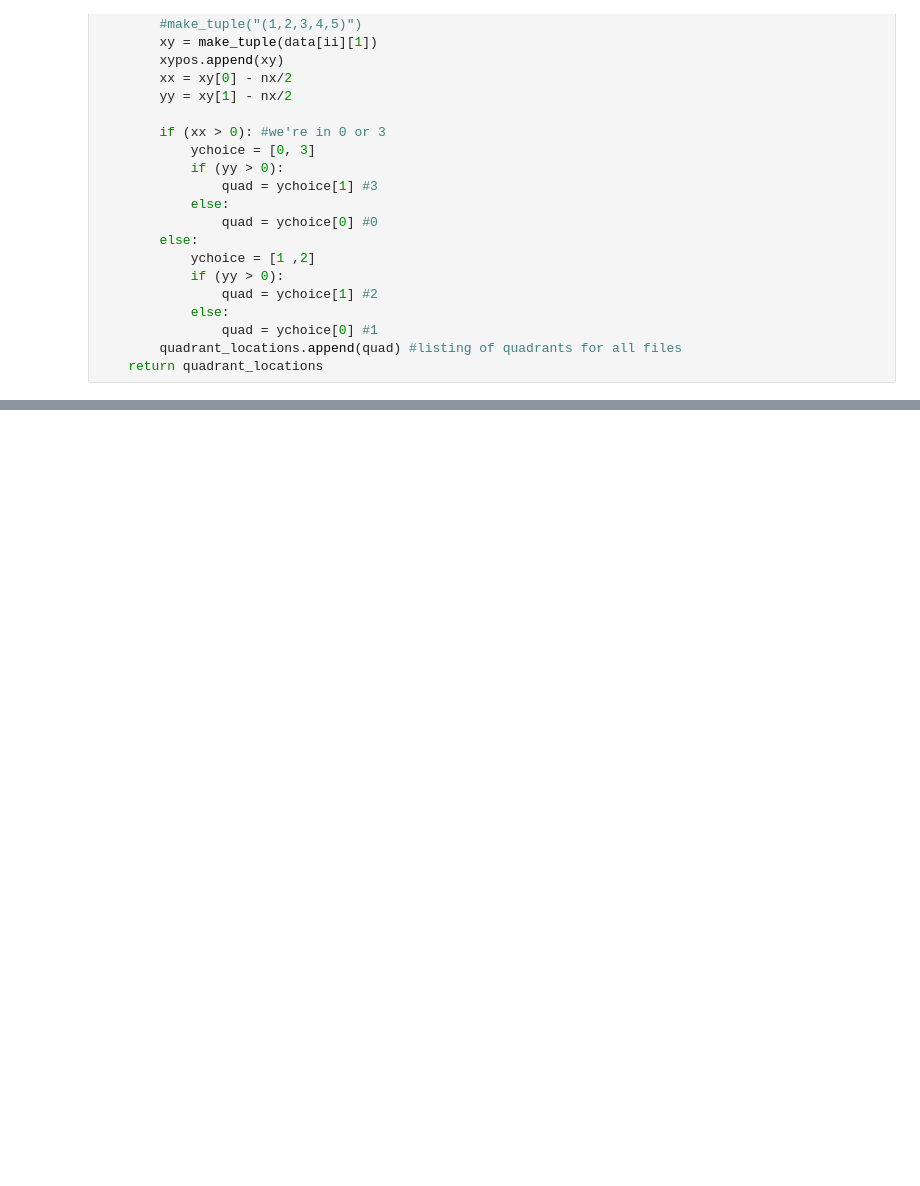
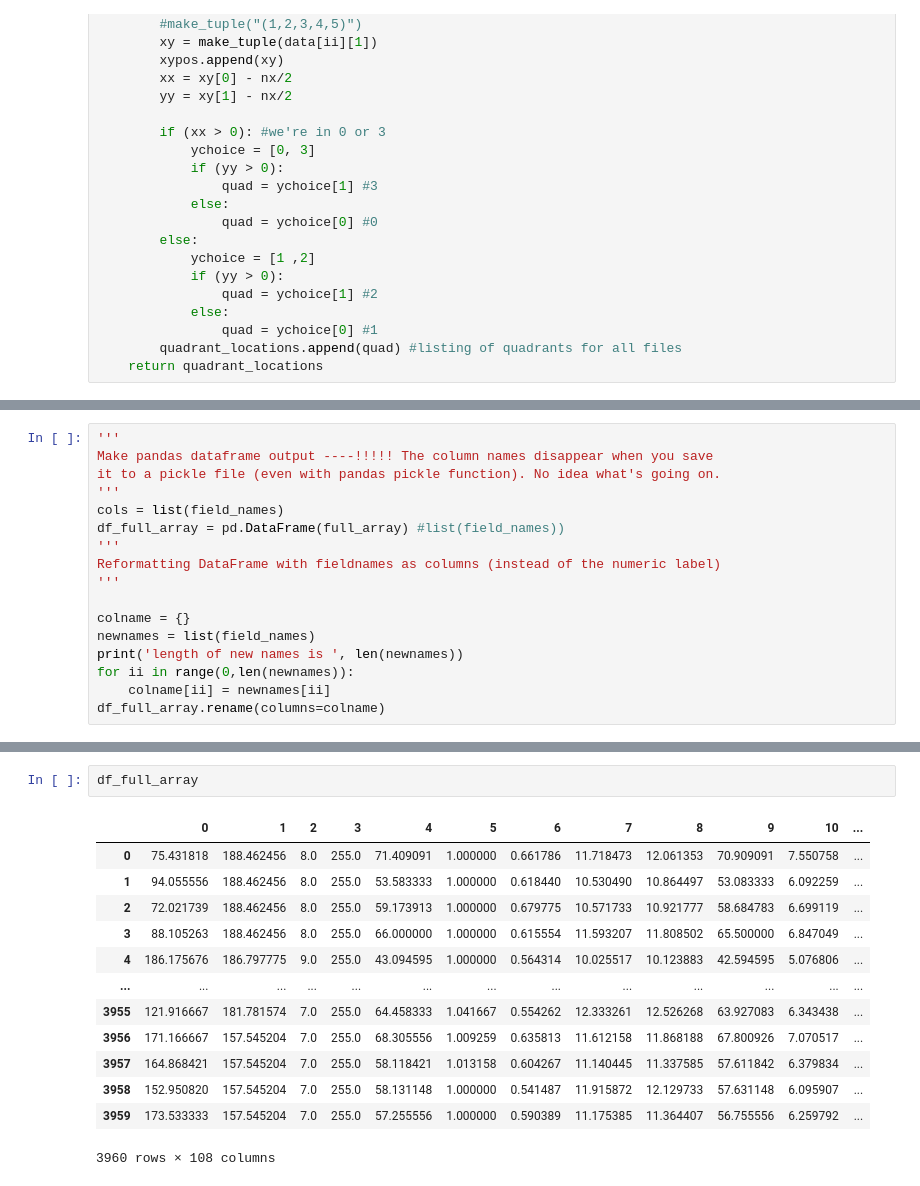
Before and after one commit to tinahuang222/NucleiSegmentation, a Jupyter notebook: PREPROCESSING/Aggregate_Features.ipynb, the cells around one changed output, grey strips where cells are left out. Cells and saved outputs as stored; diff of their text form; blank space fills up the shorter version.

```diff
--- a/PREPROCESSING/Aggregate_Features.ipynb
+++ b/PREPROCESSING/Aggregate_Features.ipynb
@@ -288,0 +361,17 @@ a[3]
+# %%
+'''
+Make pandas dataframe output ----!!!!! The column names disappear when you save
+it to a pickle file (even with pandas pickle function). No idea what's going on.
+'''
+cols = list(field_names)
+df_full_array = pd.DataFrame(full_array) #list(field_names))
+'''
+Reformatting DataFrame with fieldnames as columns (instead of the numeric label)
+'''
+
+colname = {}
+newnames = list(field_names)
+print('length of new names is ', len(newnames))
+for ii in range(0,len(newnames)):
+    colname[ii] = newnames[ii]
+df_full_array.rename(columns=colname)
@@ -288,0 +436,16 @@ a[3]
+# %%
+df_full_array
+# %% [output]
+|  | 0 | 1 | 2 | 3 | 4 | 5 | 6 | 7 | 8 | 9 | 10 | ... |
+| 0 | 75.431818 | 188.462456 | 8.0 | 255.0 | 71.409091 | 1.000000 | 0.661786 | 11.718473 | 12.061353 | 70.909091 | 7.550758 | ... |
+| 1 | 94.055556 | 188.462456 | 8.0 | 255.0 | 53.583333 | 1.000000 | 0.618440 | 10.530490 | 10.864497 | 53.083333 | 6.092259 | ... |
+| 2 | 72.021739 | 188.462456 | 8.0 | 255.0 | 59.173913 | 1.000000 | 0.679775 | 10.571733 | 10.921777 | 58.684783 | 6.699119 | ... |
+| 3 | 88.105263 | 188.462456 | 8.0 | 255.0 | 66.000000 | 1.000000 | 0.615554 | 11.593207 | 11.808502 | 65.500000 | 6.847049 | ... |
+| 4 | 186.175676 | 186.797775 | 9.0 | 255.0 | 43.094595 | 1.000000 | 0.564314 | 10.025517 | 10.123883 | 42.594595 | 5.076806 | ... |
+| ... | ... | ... | ... | ... | ... | ... | ... | ... | ... | ... | ... | ... |
+| 3955 | 121.916667 | 181.781574 | 7.0 | 255.0 | 64.458333 | 1.041667 | 0.554262 | 12.333261 | 12.526268 | 63.927083 | 6.343438 | ... |
+| 3956 | 171.166667 | 157.545204 | 7.0 | 255.0 | 68.305556 | 1.009259 | 0.635813 | 11.612158 | 11.868188 | 67.800926 | 7.070517 | ... |
+| 3957 | 164.868421 | 157.545204 | 7.0 | 255.0 | 58.118421 | 1.013158 | 0.604267 | 11.140445 | 11.337585 | 57.611842 | 6.379834 | ... |
+| 3958 | 152.950820 | 157.545204 | 7.0 | 255.0 | 58.131148 | 1.000000 | 0.541487 | 11.915872 | 12.129733 | 57.631148 | 6.095907 | ... |
+| 3959 | 173.533333 | 157.545204 | 7.0 | 255.0 | 57.255556 | 1.000000 | 0.590389 | 11.175385 | 11.364407 | 56.755556 | 6.259792 | ... |
+3960 rows × 108 columns
```
Also changed, not shown: parts of 12 cells of this notebook.
